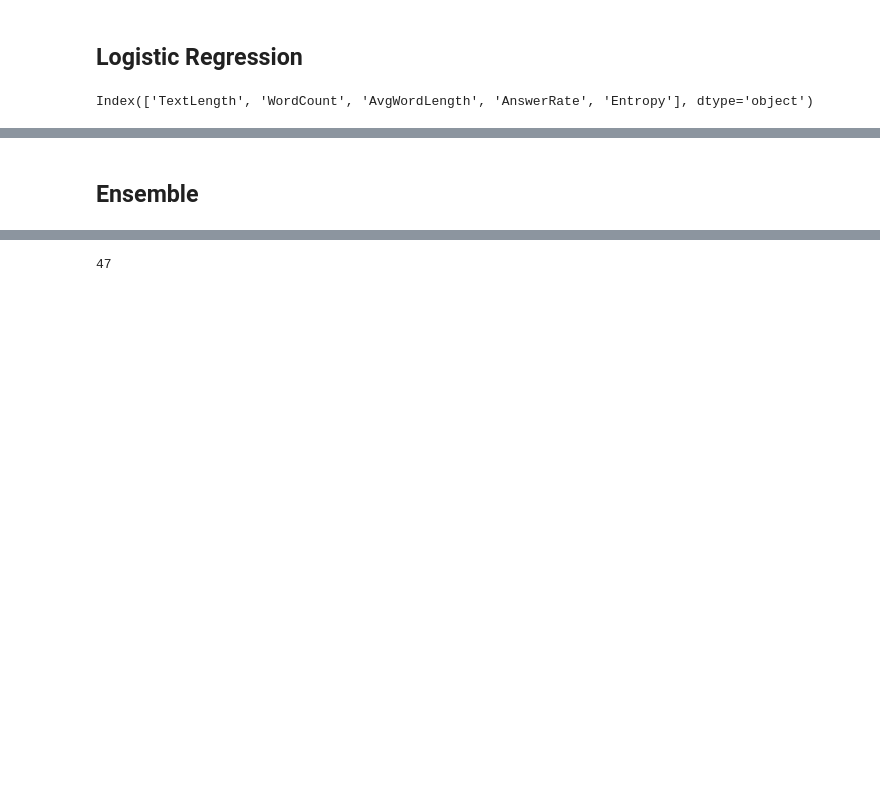
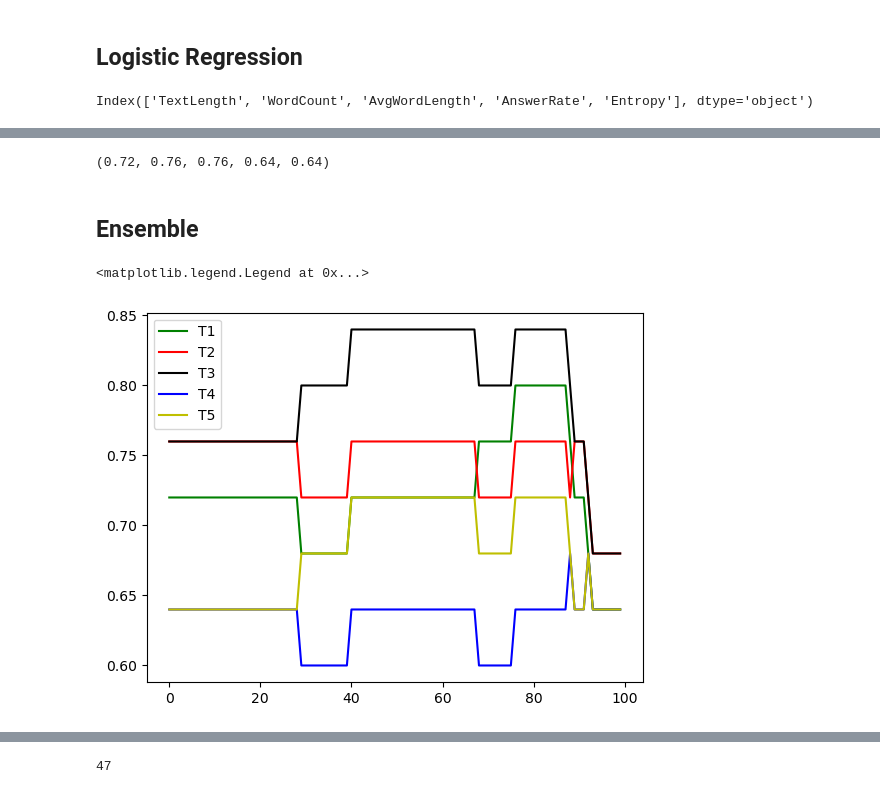
Before and after one commit to cmj-dev/ssuMlAssignment1, a Jupyter notebook: train.ipynb, the cells around one changed output, grey strips where cells are left out. Drawn from its saved outputs; the diff is of its cells as text; code cells hidden in the pictures; blank space fills up the shorter version.

```diff
--- a/train.ipynb
+++ b/train.ipynb
@@ -109,5 +136,56 @@ Generalized Linear Model Regression Results
+# %%
+YhatE = modelE_fit.predict(XTrain)
+trainScoreDfE = TrainQnum.join(pd.DataFrame(YhatE, columns=['score']))
+trainScoreDfE = trainScoreDfE.set_index('qNum')
+pred = []
+for i, row in qualityResponsePublic.iterrows():
+    left, right = row['left'], row['right']
+    valueL, valueR = trainScoreDfE.loc[left,'score'], trainScoreDfE.loc[right,'score']
+    pred.append(1 if valueL > valueR else 2)
+accResult = (np.mean(pred == qualityResponsePublic['T1_ALR']),
+                np.mean(pred == qualityResponsePublic['T2_CL']),
+                np.mean(pred == qualityResponsePublic['T3_GF']),
+                np.mean(pred == qualityResponsePublic['T4_MQ']),
+                np.mean(pred == qualityResponsePublic['T5_NS']))
+print(accResult)
+maxTrainScoreE = max(accResult)
+# %% [output]
+(0.72, 0.76, 0.76, 0.64, 0.64)
 # %% [markdown]
 ## Ensemble
+# %%
+YhatOCR = modelOCR_fit.predict(XTrain)
+trainScoreDfOCR = TrainQnum.join(pd.DataFrame(YhatOCR, columns=['score']))
+trainScoreDfOCR = trainScoreDfOCR.set_index('qNum')
+YhatE = modelE_fit.predict(XTrain)
+trainScoreDfE = TrainQnum.join(pd.DataFrame(YhatE, columns=['score']))
+trainScoreDfE = trainScoreDfE.set_index('qNum')
+results = []
+for i in range(100):
+    pred = []
+    ensembleRate = i/100
+    for i, row in qualityResponsePublic.iterrows():
+        left, right = row['left'], row['right']
+        valueLOCR, valueROCR = trainScoreDfOCR.loc[left,'score'], trainScoreDfOCR.loc[right,'score']
+        valueLE, valueRE = trainScoreDfE.loc[left,'score'], trainScoreDfE.loc[right,'score']
+        valueL, valueR = ensembleRate*valueLOCR + (1-ensembleRate)*valueLE, ensembleRate*valueROCR + (1-ensembleRate)*valueRE
+        pred.append(1 if valueL > valueR else 2)
+    accResult = (np.mean(pred == qualityResponsePublic['T1_ALR']),
+        np.mean(pred == qualityResponsePublic['T2_CL']),
+        np.mean(pred == qualityResponsePublic['T3_GF']),
+        np.mean(pred == qualityResponsePublic['T4_MQ']),
+        np.mean(pred == qualityResponsePublic['T5_NS']))
+    results.append(accResult)
+arrResult = np.array(results)
+plt.plot(range(100), arrResult[:,0], 'g', label='T1')
+plt.plot(range(100), arrResult[:,1], 'r', label='T2')
+plt.plot(range(100), arrResult[:,2], 'black', label='T3')
+plt.plot(range(100), arrResult[:,3], 'b', label='T4')
+plt.plot(range(100), arrResult[:,4], 'y', label='T5')
+plt.legend()
+# %% [output]
+<matplotlib.legend.Legend at 0x...>
+[figure, added]
 # %%
 YhatOCR = modelOCR_fit.predict(XTest)
 testScoreDfOCR = TestQnum.join(pd.DataFrame(YhatOCR, columns=['score']))
```
Also changed, not shown: parts of 11 cells of this notebook, 4 other files.
